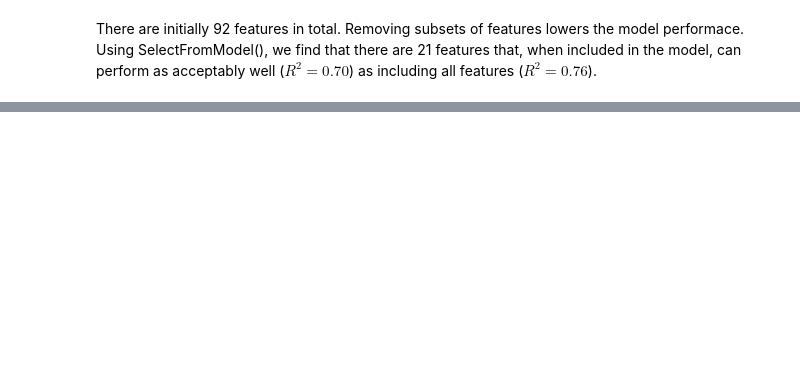
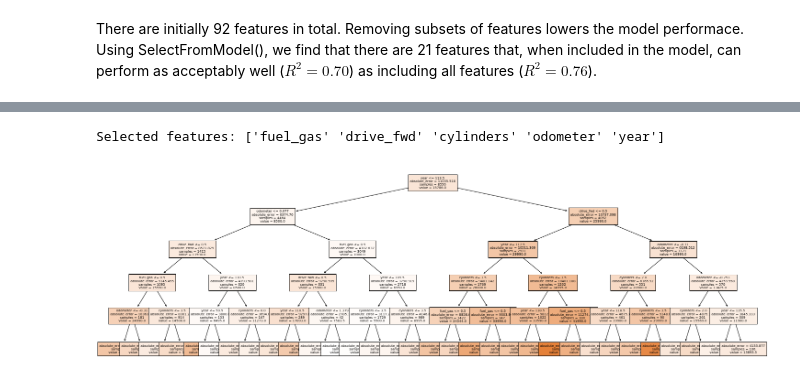
Before and after one commit to YC-1412/AML_projects, a Jupyter notebook: Second_hand_car_price_prediction/second_hand_car_price_prediction.ipynb, the cells around one changed output, grey strips where cells are left out. Cells and saved outputs as stored; diff of their text form; code cells hidden in the pictures; blank space fills up the shorter version.

```diff
--- a/Second_hand_car_price_prediction/second_hand_car_price_prediction.ipynb
+++ b/Second_hand_car_price_prediction/second_hand_car_price_prediction.ipynb
@@ -681,0 +597,19 @@ On average
+# %%
+select_rf = SelectFromModel(RandomForestRegressor(random_state = 0), max_features=5)
+pipe_explainable = Pipeline([('preprocess',preprocess),
+                    ('feature_selection',select_rf),
+                    ('regressor', DecisionTreeRegressor(max_depth=5,criterion='absolute_error'))])
+pipe_explainable.fit(global_X_trainval, global_y_trainval);
+# %%
+from sklearn.tree import plot_tree
+fig, ax = plt.subplots(figsize=(25, 8))
+col_names = list(pipe_explainable.named_steps['preprocess'].transformers_[0][1].named_steps['cat_pre'].get_feature_names_out(categorical))+\
+            list(pipe_explainable.named_steps['preprocess'].transformers_[1][1].named_steps['ord_poly'].get_feature_names_out(ordinal))+\
+            ['odometer']+['year']+target
+mask = pipe_explainable.named_steps['feature_selection'].get_support().tolist()
+print('Selected features:',np.array(col_names)[mask])
+plot_tree(pipe_explainable.named_steps['regressor'], filled=True, feature_names = np.array(col_names)[mask], ax=ax, fontsize=7)
+plt.show()
+# %% [output]
+Selected features: ['fuel_gas' 'drive_fwd' 'cylinders' 'odometer' 'year']
+[figure, added]
```
Also changed, not shown: parts of 22 cells of this notebook, 1 other file.
